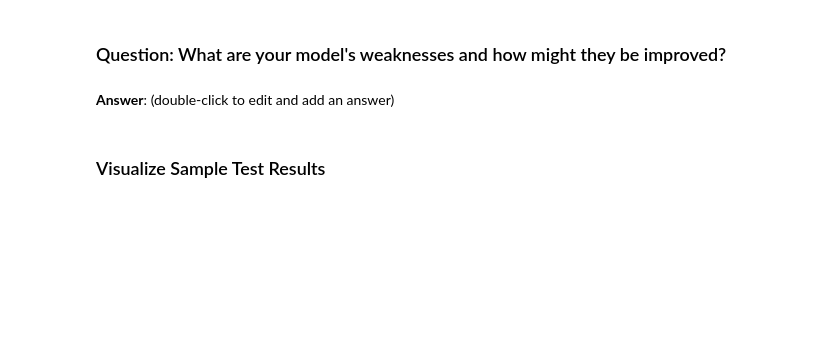
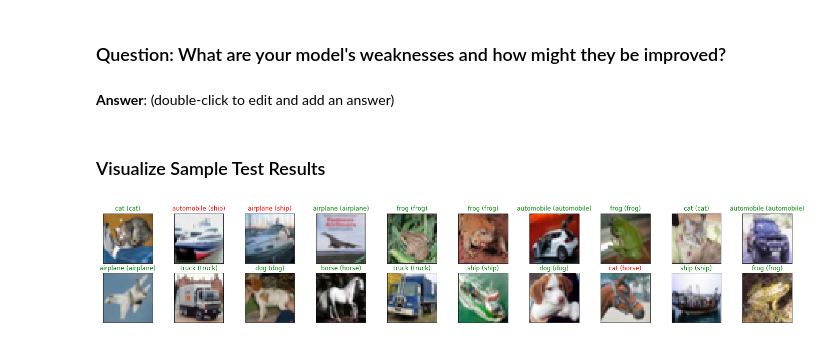
Before and after one commit to silviomori/udacity-deeplearning-nanodegree, a Jupyter notebook: convolutional-neural-networks/cifar-cnn/cifar10_cnn_exercise.ipynb, the cells around one changed output. Cells and saved outputs as stored; diff of their text form; code cells hidden in the pictures; blank space fills up the shorter version.

Commit message:
CNN-CIFAR10: Build and run a CNN model
Build a simple architecture with 4 conv + 2 fully connected layers

```diff
--- a/convolutional-neural-networks/cifar-cnn/cifar10_cnn_exercise.ipynb
+++ b/convolutional-neural-networks/cifar-cnn/cifar10_cnn_exercise.ipynb
@@ -187,10 +245,10 @@ Decide on a loss and optimization function that is best suited for this classifi
 import torch.optim as optim
 
 # specify loss function
-criterion = None
+criterion = nn.NLLLoss()
 
 # specify optimizer
-optimizer = None
+optimizer = optim.Adam(model.parameters())
 # %% [markdown]
 ---
 ## Train the Network
@@ -321,23 +410,25 @@ print('\nTest Accuracy (Overall): %2d%% (%2d/%2d)' % (
 # %%
 # obtain one batch of test images
 dataiter = iter(test_loader)
 images, labels = dataiter.next()
 images.numpy()
 
 # move model inputs to cuda, if GPU available
 if train_on_gpu:
     images = images.cuda()
 
 # get sample outputs
 output = model(images)
 # convert output probabilities to predicted class
 _, preds_tensor = torch.max(output, 1)
 preds = np.squeeze(preds_tensor.numpy()) if not train_on_gpu else np.squeeze(preds_tensor.cpu().numpy())
 
 # plot the images in the batch, along with predicted and true labels
 fig = plt.figure(figsize=(25, 4))
 for idx in np.arange(20):
     ax = fig.add_subplot(2, 20/2, idx+1, xticks=[], yticks=[])
-    imshow(images[idx])
+    imshow(images[idx].cpu())
     ax.set_title("{} ({})".format(classes[preds[idx]], classes[labels[idx]]),
                  color=("green" if preds[idx]==labels[idx].item() else "red"))
+# %% [output]
+[figure, added]
```
Also changed, not shown: parts of 3 cells of this notebook.
